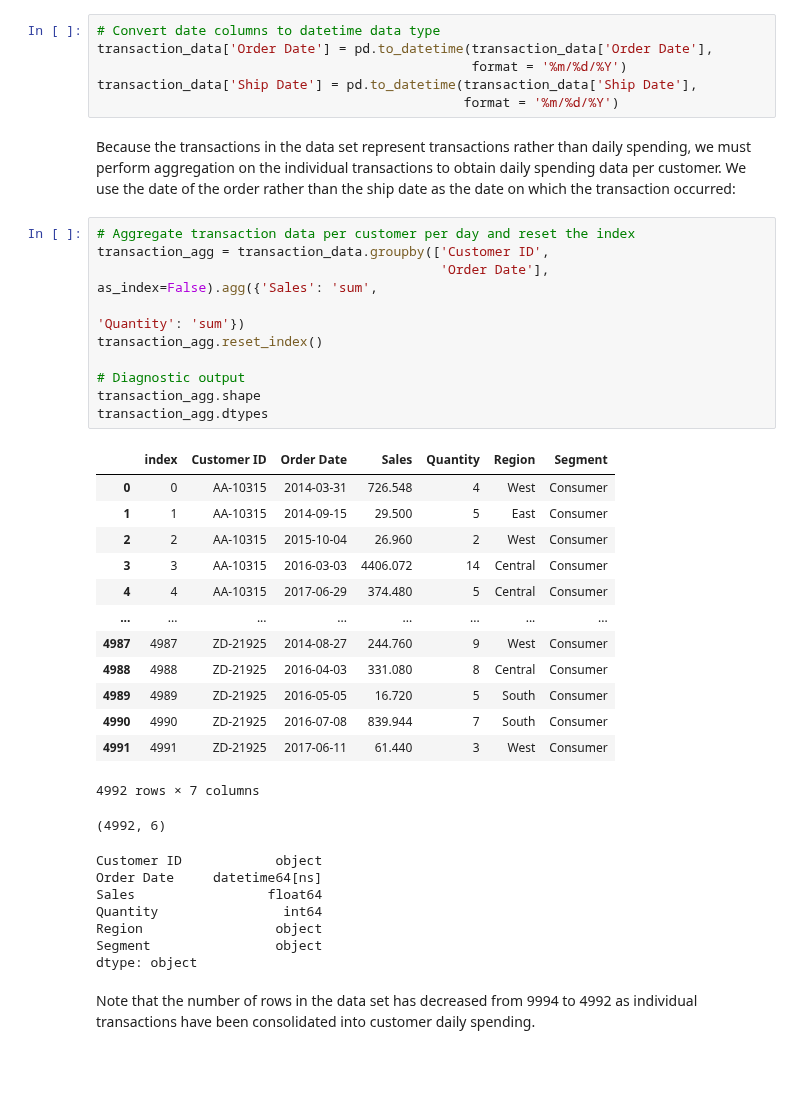
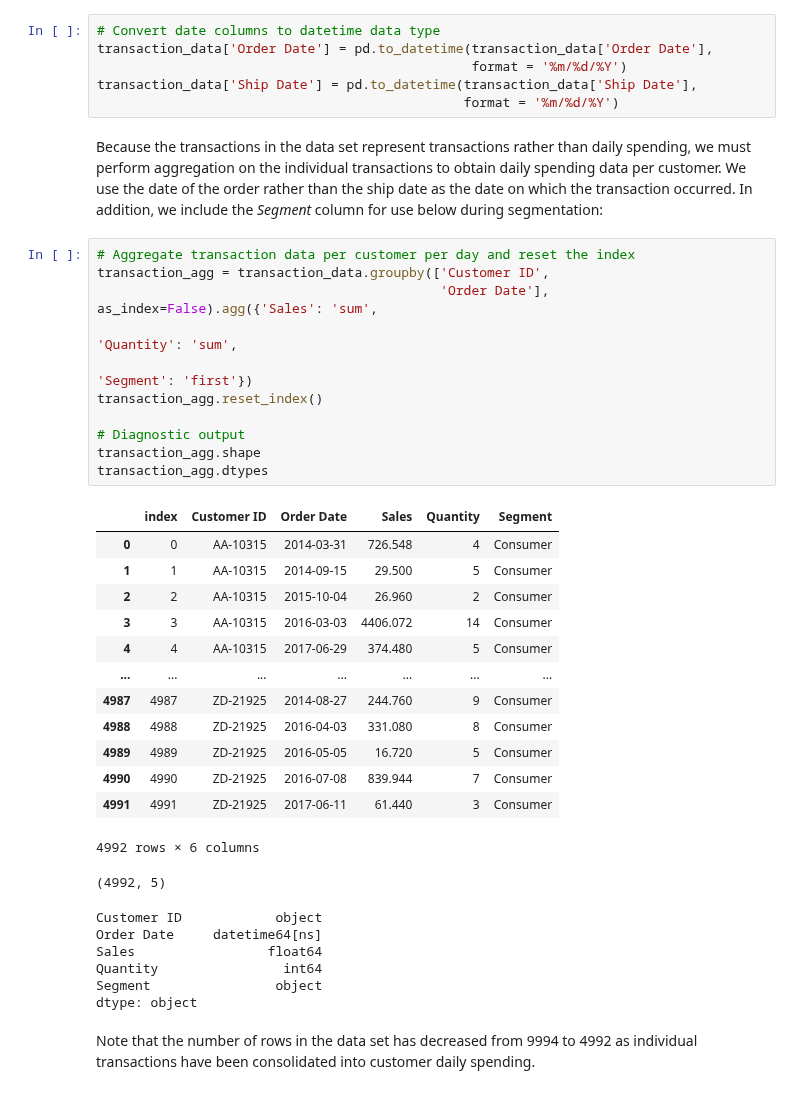
Before and after one commit to pelorenz/data-science-420, a Jupyter notebook: L03-PeterLorenz.ipynb, the cells around one changed output. Saved outputs shown, nothing was run; the diff lists cells and outputs as text; blank space fills up the shorter version.

```diff
--- a/L03-PeterLorenz.ipynb
+++ b/L03-PeterLorenz.ipynb
@@ -134,37 +134,37 @@ transaction_data['Order Date'] = pd.to_datetime(transaction_data['Order Date'],
 transaction_data['Ship Date'] = pd.to_datetime(transaction_data['Ship Date'],
                                                format = '%m/%d/%Y')
 # %% [markdown]
-Because the transactions in the data set represent transactions rather than daily spending, we must perform aggregation on the individual transactions to obtain daily spending data per customer. We use the date of the order rather than the ship date as the date on which the transaction occurred:
+Because the transactions in the data set represent transactions rather than daily spending, we must perform aggregation on the individual transactions to obtain daily spending data per customer. We use the date of the order rather than the ship date as the date on which the transaction occurred. In addition, we include the *Segment* column for use below during segmentation:
 # %%
 # Aggregate transaction data per customer per day and reset the index
 transaction_agg = transaction_data.groupby(['Customer ID',
                                             'Order Date'], as_index=False).agg({'Sales': 'sum',
-                                                                                'Quantity': 'sum'})
+                                                                                'Quantity': 'sum',
+                                                                                'Segment': 'first'})
 transaction_agg.reset_index()
 
 # Diagnostic output
 transaction_agg.shape
 transaction_agg.dtypes
 # %% [output]
-|  | index | Customer ID | Order Date | Sales | Quantity | Region | Segment |
-| 0 | 0 | AA-10315 | 2014-03-31 | 726.548 | 4 | West | Consumer |
-| 1 | 1 | AA-10315 | 2014-09-15 | 29.500 | 5 | East | Consumer |
-| 2 | 2 | AA-10315 | 2015-10-04 | 26.960 | 2 | West | Consumer |
-| 3 | 3 | AA-10315 | 2016-03-03 | 4406.072 | 14 | Central | Consumer |
-| 4 | 4 | AA-10315 | 2017-06-29 | 374.480 | 5 | Central | Consumer |
-| ... | ... | ... | ... | ... | ... | ... | ... |
-| 4987 | 4987 | ZD-21925 | 2014-08-27 | 244.760 | 9 | West | Consumer |
-| 4988 | 4988 | ZD-21925 | 2016-04-03 | 331.080 | 8 | Central | Consumer |
-| 4989 | 4989 | ZD-21925 | 2016-05-05 | 16.720 | 5 | South | Consumer |
-| 4990 | 4990 | ZD-21925 | 2016-07-08 | 839.944 | 7 | South | Consumer |
-| 4991 | 4991 | ZD-21925 | 2017-06-11 | 61.440 | 3 | West | Consumer |
+|  | index | Customer ID | Order Date | Sales | Quantity | Segment |
+| 0 | 0 | AA-10315 | 2014-03-31 | 726.548 | 4 | Consumer |
+| 1 | 1 | AA-10315 | 2014-09-15 | 29.500 | 5 | Consumer |
+| 2 | 2 | AA-10315 | 2015-10-04 | 26.960 | 2 | Consumer |
+| 3 | 3 | AA-10315 | 2016-03-03 | 4406.072 | 14 | Consumer |
+| 4 | 4 | AA-10315 | 2017-06-29 | 374.480 | 5 | Consumer |
+| ... | ... | ... | ... | ... | ... | ... |
+| 4987 | 4987 | ZD-21925 | 2014-08-27 | 244.760 | 9 | Consumer |
+| 4988 | 4988 | ZD-21925 | 2016-04-03 | 331.080 | 8 | Consumer |
+| 4989 | 4989 | ZD-21925 | 2016-05-05 | 16.720 | 5 | Consumer |
+| 4990 | 4990 | ZD-21925 | 2016-07-08 | 839.944 | 7 | Consumer |
+| 4991 | 4991 | ZD-21925 | 2017-06-11 | 61.440 | 3 | Consumer |
-4992 rows × 7 columns
+4992 rows × 6 columns
-(4992, 6)
+(4992, 5)
 Customer ID            object
 Order Date     datetime64[ns]
 Sales                 float64
 Quantity                int64
-Region                 object
 Segment                object
 dtype: object
 # %% [markdown]
```
Also changed, not shown: parts of 16 cells of this notebook.
